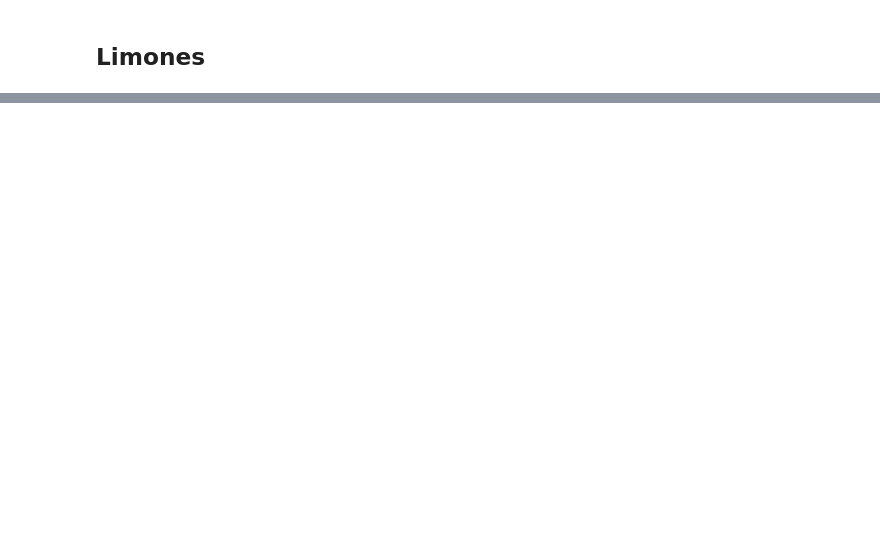
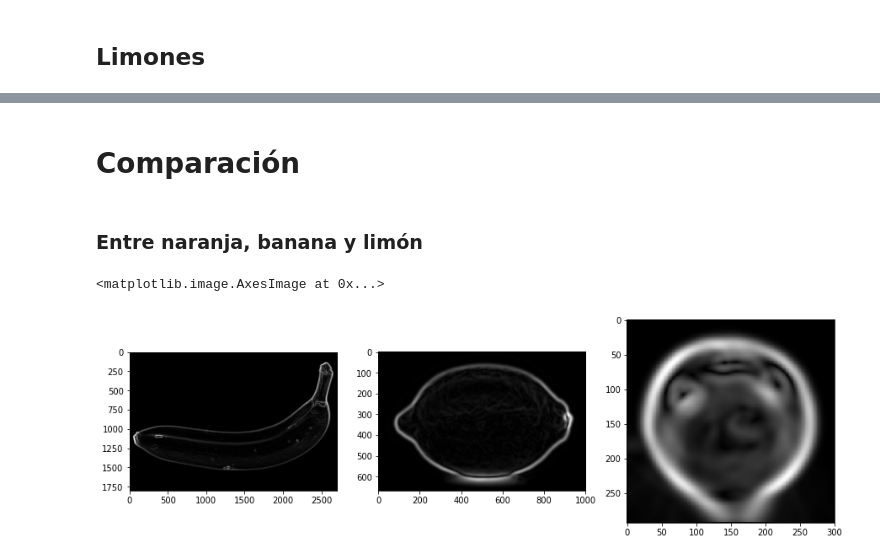
Before and after one commit to gonzafernan/fruit-classifier, a Jupyter notebook: 05-data.ipynb, the cells around one changed output, grey strips where cells are left out. Saved outputs shown, nothing was run; the diff lists cells and outputs as text; code cells hidden in the pictures; blank space fills up the shorter version.

```diff
--- a/05-data.ipynb
+++ b/05-data.ipynb
@@ -87,0 +89,31 @@ ax.imshow(bf)
+# %% [markdown]
+# Comparación
+# %% [markdown]
+### Entre naranja, banana y limón
+# %%
+img_float = img_as_float(lemon[4])
+lemon = color.rgb2gray(img_float)
+
+img_float = img_as_float(banana[4])
+banana = color.rgb2gray(img_float)
+
+img_float = img_as_float(orange[4])
+orange = color.rgb2gray(img_float)
+
+lg = filters.gaussian(lemon, sigma=7)
+lc = filters.sobel(lg)
+
+bg = filters.gaussian(banana, sigma=7)
+bc = filters.sobel(bg)
+
+og = filters.gaussian(orange, sigma=7)
+oc = filters.sobel(og)
+
+f, (ax0, ax1, ax2) = plt.subplots(1, 3, figsize=(15, 15))
+
+ax0.imshow(bc)
+ax1.imshow(lc)
+ax2.imshow(oc)
+# %% [output]
+<matplotlib.image.AxesImage at 0x...>
+[figure, added]
```
Also changed, not shown: parts of 9 cells of this notebook, 1 other file.
